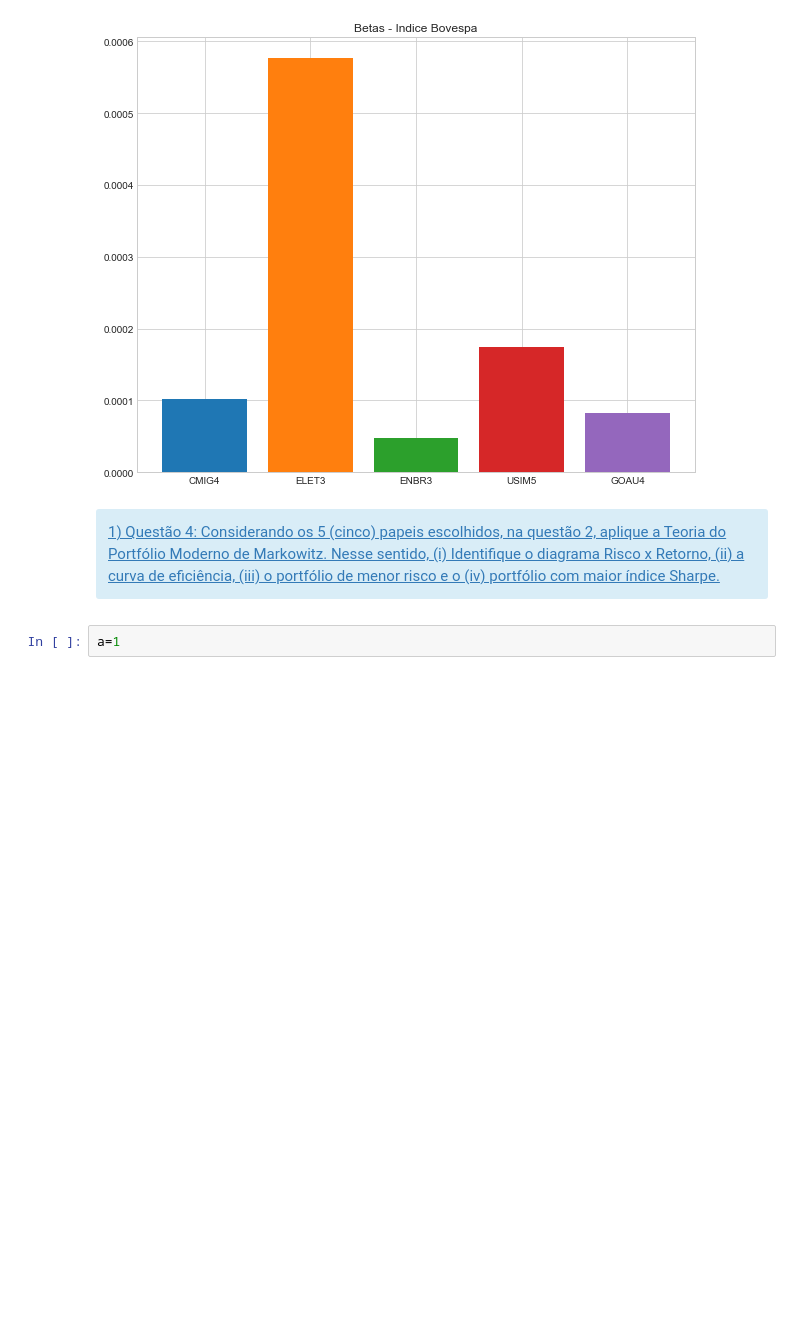
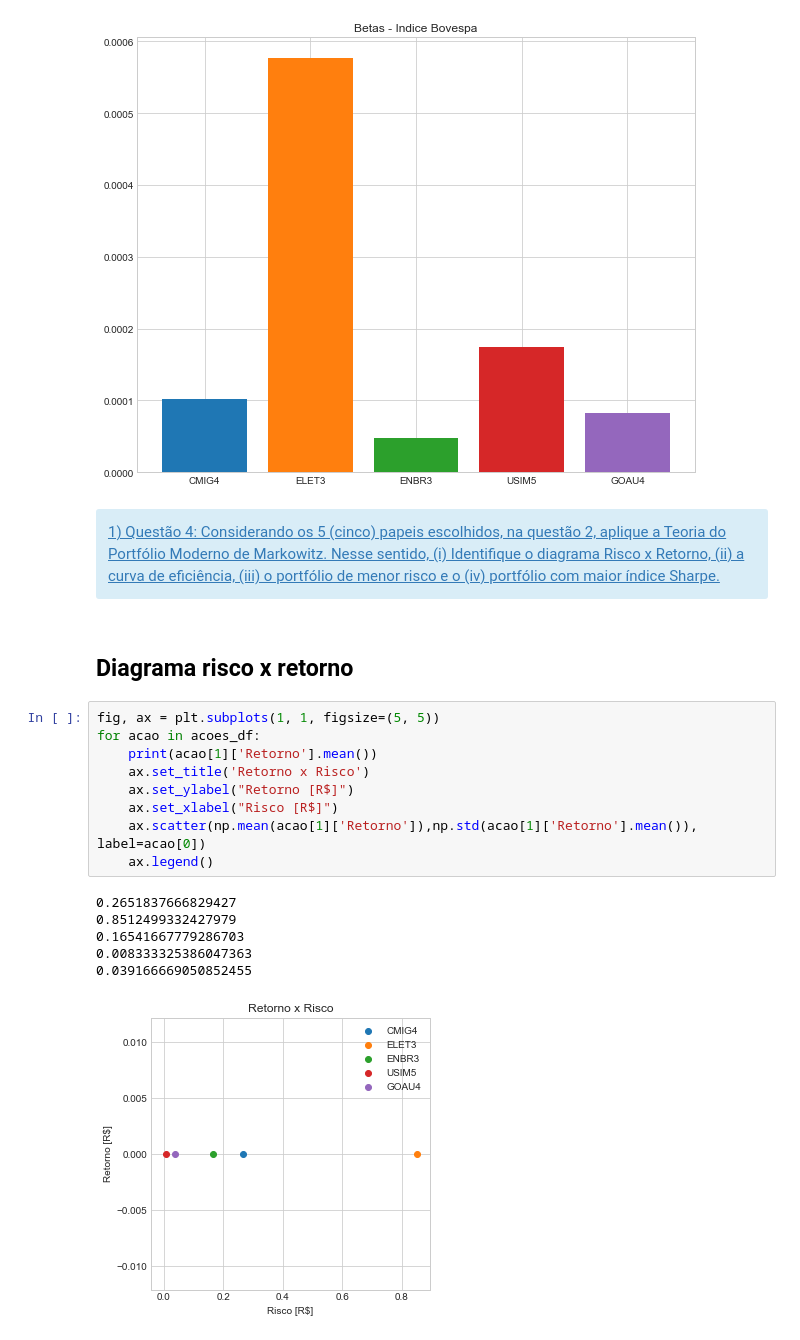
Before and after one commit to AlgotradingQueLucra/Trabalho-1, a Jupyter notebook: Primeira_2BAtividade_2BPr_C3_A1tica_2BAvaliativa.ipynb, the cells around one changed output. Drawn from its saved outputs; the diff is of its cells as text; blank space fills up the shorter version.

```diff
--- a/Primeira_2BAtividade_2BPr_C3_A1tica_2BAvaliativa.ipynb
+++ b/Primeira_2BAtividade_2BPr_C3_A1tica_2BAvaliativa.ipynb
@@ -693,5 +693,21 @@ for acao in acoes:
     <div class="alert alert-block alert-info" style="margin-top: 0px">
         <h><a href="#Tópicos"><h>1) Questão 4: Considerando os 5 (cinco) papeis escolhidos, na questão 2, aplique a Teoria do Portfólio Moderno de Markowitz. Nesse sentido, (i) Identifique o diagrama Risco x Retorno, (ii) a curva de eficiência, (iii) o portfólio de menor risco e o (iv) portfólio com maior índice Sharpe.</h></a></h>
 </div> </div>
-# %%
-a=1
+# %% [markdown]
+## Diagrama risco x retorno
+# %%
+fig, ax = plt.subplots(1, 1, figsize=(5, 5))
+for acao in acoes_df:
+    print(acao[1]['Retorno'].mean())
+    ax.set_title('Retorno x Risco')
+    ax.set_ylabel("Retorno [R$]")
+    ax.set_xlabel("Risco [R$]")
+    ax.scatter(np.mean(acao[1]['Retorno']),np.std(acao[1]['Retorno'].mean()), label=acao[0])
+    ax.legend()
+# %% [output]
+0.2651837666829427
+0.8512499332427979
+0.16541667779286703
+0.008333325386047363
+0.039166669050852455
+[figure, added]
```
